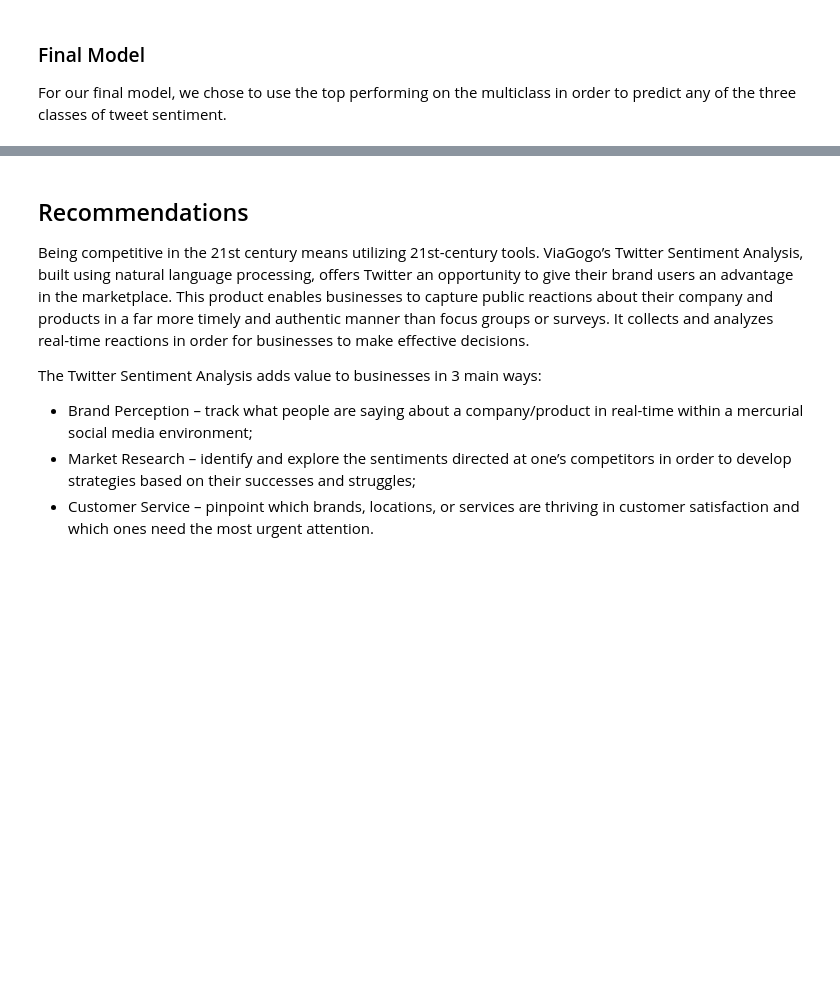
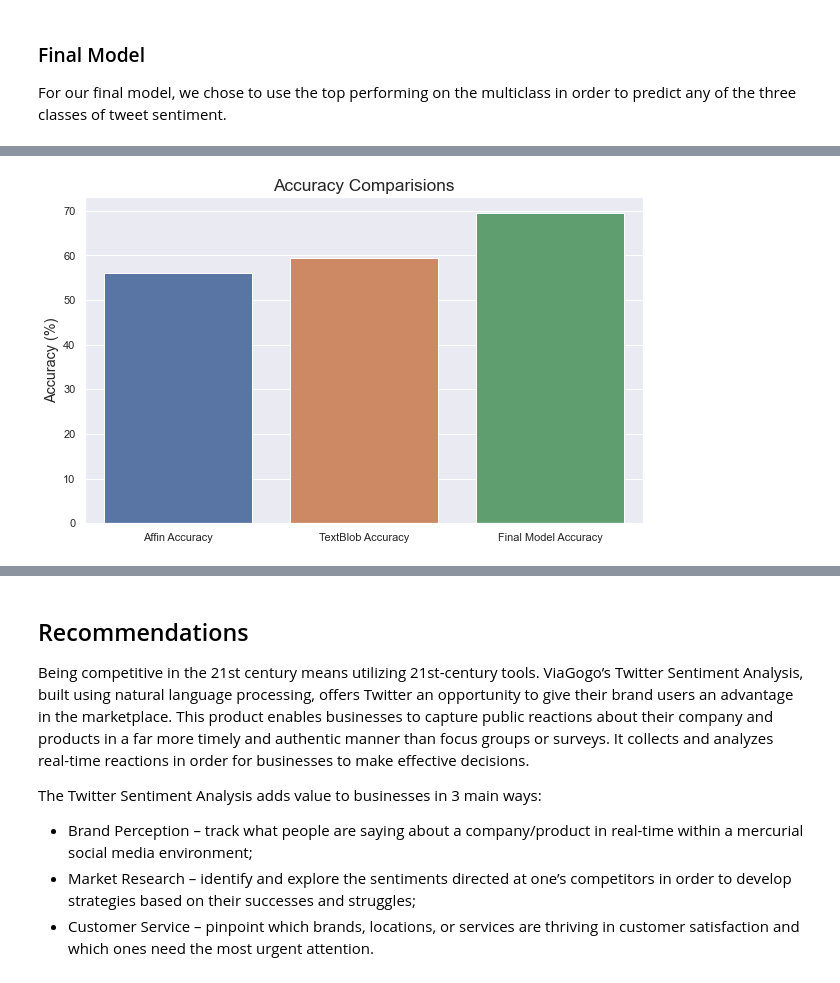
Before and after one commit to ValeriaVF/Twitter-Sentiment-Analysis-Using-NLP, a Jupyter notebook: index.ipynb, the cells around one changed output, grey strips where cells are left out. Drawn from its saved outputs; the diff is of its cells as text; code cells hidden in the pictures; blank space fills up the shorter version.

Commit message:
sentiment comaprison, requirements.txt for deployment

```diff
--- a/index.ipynb
+++ b/index.ipynb
@@ -713,0 +1016,26 @@ pickle.dump(sgd_tuned_mc, open('final_clf.pkl', 'wb'))
+# %%
+final_results = pd.DataFrame({'y_true': final_trues, 'y_preds': final_preds})
+# %%
+test_sentiments = clean_df.loc[final_results.index, ['Affin_score', 'TextBlob_Polarity']]
+# %%
+def condition_afinn(x):
+    if x>0:
+        return 1
+    elif x<0:
+        return -1
+    else:
+        return 0
+
+def condition_tb(x):
+    if x>0.25:
+        return 1
+    elif x<-0.25:
+        return -1
+    else:
+        return 0
+
+test_sentiments['Affin_score'] = test_sentiments['Affin_score'].apply(condition_afinn)
+test_sentiments['TextBlob_Polarity'] = test_sentiments['TextBlob_Polarity'].apply(condition_tb)
+# %%
+test_sentiments = test_sentiments.join(final_results)
+test_sentiments
@@ -714,3 +1056,19 @@ pickle.dump(sgd_tuned_mc, open('final_clf.pkl', 'wb'))
+# %%
+from sklearn.metrics import accuracy_score
+affin_score = accuracy_score(np.array(test_sentiments['y_true']), np.array(test_sentiments['Affin_score']))
+tb_score = accuracy_score(np.array(test_sentiments['y_true']), np.array(test_sentiments['TextBlob_Polarity']))
+final_model_score = accuracy_score(np.array(test_sentiments['y_true']), np.array(test_sentiments['y_preds']))
+
+dct = {'Affin Accuracy': affin_score*100, 'TextBlob Accuracy': tb_score*100, 'Final Model Accuracy': final_model_score*100}
+df = pd.DataFrame([dct])
+sns.set_theme(style='darkgrid')
+fig, ax = plt.subplots(figsize=(10,6))
+ax = sns.barplot(data=df)
+ax.set_title('Accuracy Comparisions', fontsize='x-large')
+ax.set_ylabel('Accuracy (%)',fontsize='large')
+plt.show();
+# %% [output]
+[figure, added]
 # %% [markdown]
 ## Results & Evaluation <a class="anchor" id="Results"></a>
 
```
Also changed, not shown: parts of 57 cells of this notebook, 1 other file.
